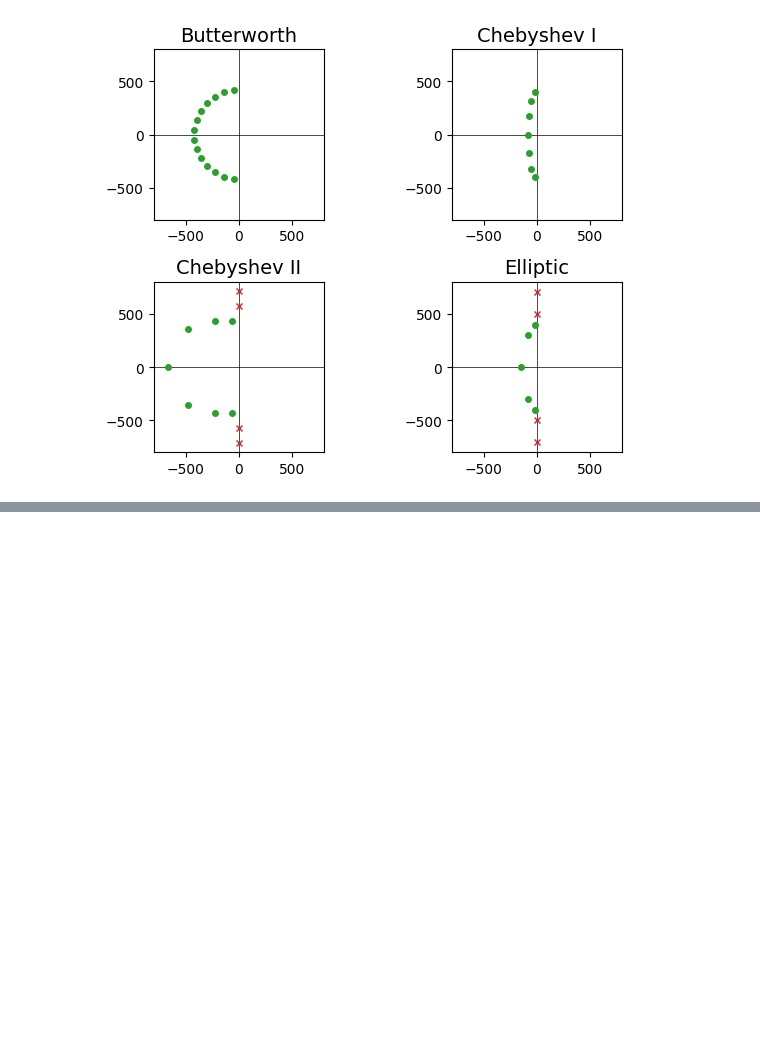
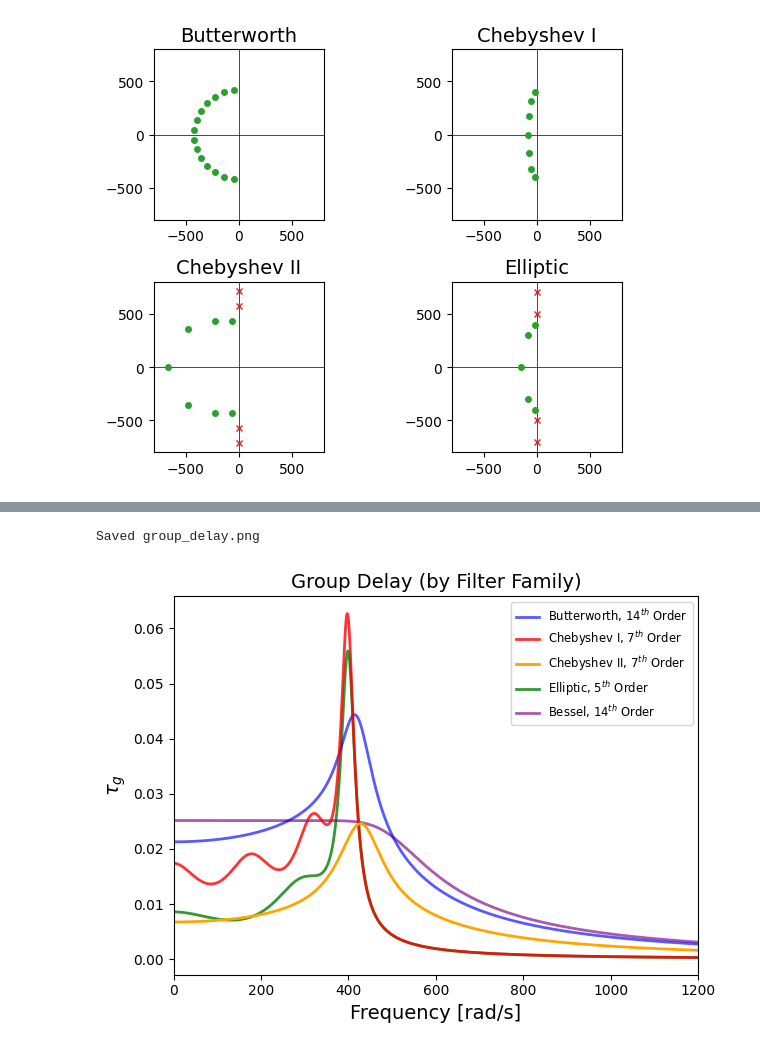
Before and after one commit to NobodyPickedThis/ECE_316_HW_6_Analog_Filter_Design, a Jupyter notebook: working_code.ipynb, the cells around one changed output, grey strips where cells are left out. Saved outputs shown, nothing was run; the diff lists cells and outputs as text; code cells hidden in the pictures; blank space fills up the shorter version.

```diff
--- a/working_code.ipynb
+++ b/working_code.ipynb
@@ -216,0 +235,25 @@ Saved phase_response.png
+# %%
+# Group delay plot
+figure = plt.figure()
+ax = figure.add_subplot(1, 1, 1)
+ax.set_title(r'Group Delay (by Filter Family)', fontsize=14)
+
+ax.set_xlabel(r'Frequency [rad/s]', fontsize=14)
+ax.set_xlim(0, 1200)
+
+ax.set_ylabel(r'$\tau_g$', fontsize=14)
+# Filters
+ax.plot(np.linspace(0, len(bw_group_delay), len(bw_group_delay)), bw_group_delay, color='blue', label="Butterworth, $14^{th}$ Order", zorder=2, alpha=0.65, lw=2)
+ax.plot(np.linspace(0, len(chI_group_delay), len(chI_group_delay)), chI_group_delay, color='red', label="Chebyshev I, $7^{th}$ Order", zorder=2, alpha=0.8, lw=2)
+ax.plot(np.linspace(0, len(chII_group_delay), len(chII_group_delay)), chII_group_delay, color='orange', label="Chebyshev II, $7^{th}$ Order", zorder=2, alpha=1, lw=2)
+ax.plot(np.linspace(0, len(ell_group_delay), len(ell_group_delay)), ell_group_delay, color='green', label="Elliptic, $5^{th}$ Order", zorder=1, alpha=0.8, lw=2)
+ax.plot(np.linspace(0, len(bess_group_delay), len(bess_group_delay)), bess_group_delay, color='purple', label="Bessel, $14^{th}$ Order", zorder=1, alpha=0.65, lw=2)
+
+
+plt.legend(loc="upper right", fontsize="small")
+plt.tight_layout()
+plt.savefig('group_delay.png', dpi=250, bbox_inches='tight')
+print("Saved group_delay.png")
+# %% [output]
+Saved group_delay.png
+[figure, added]
```
Also changed, not shown: parts of 3 cells of this notebook, 4 other files.
